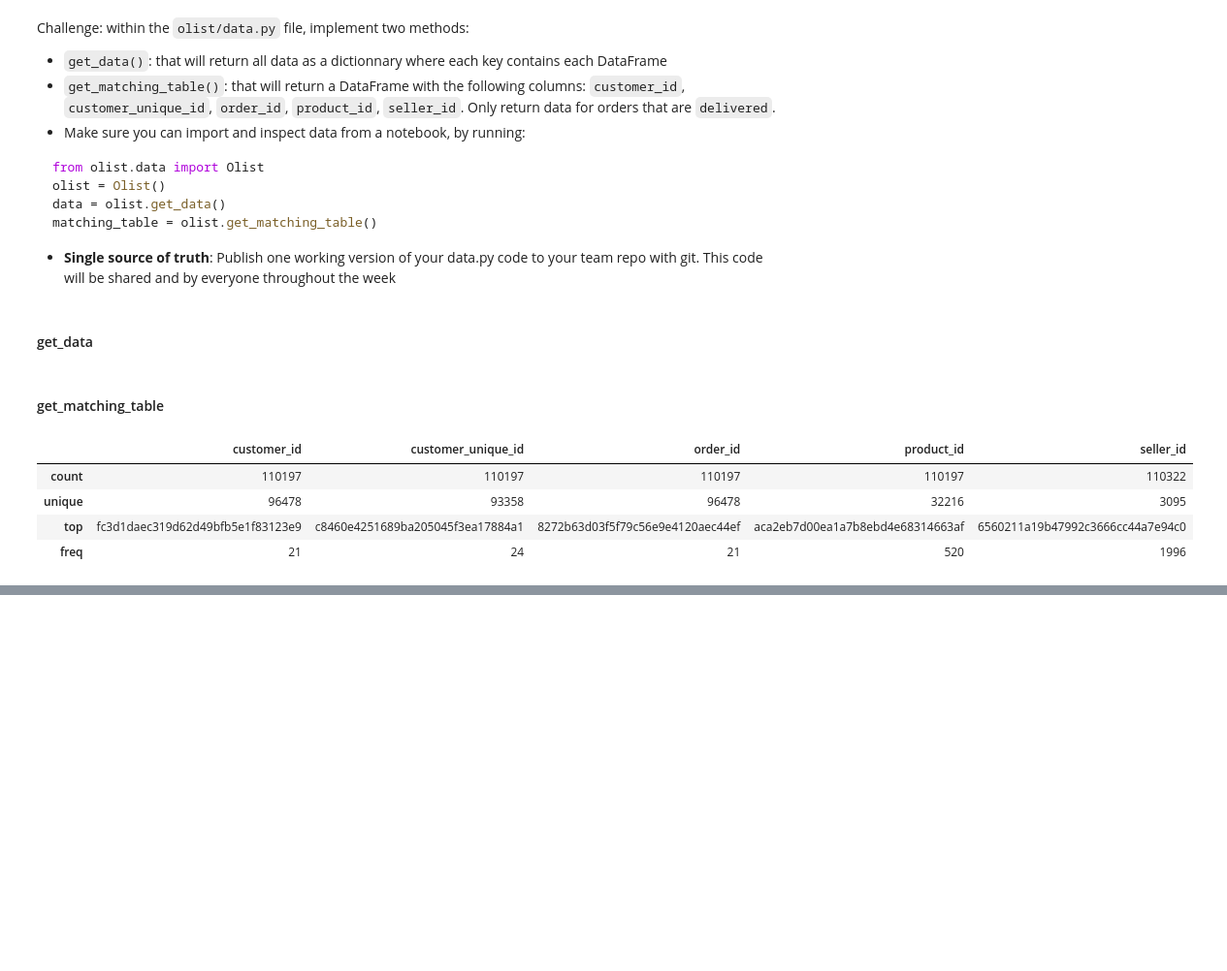
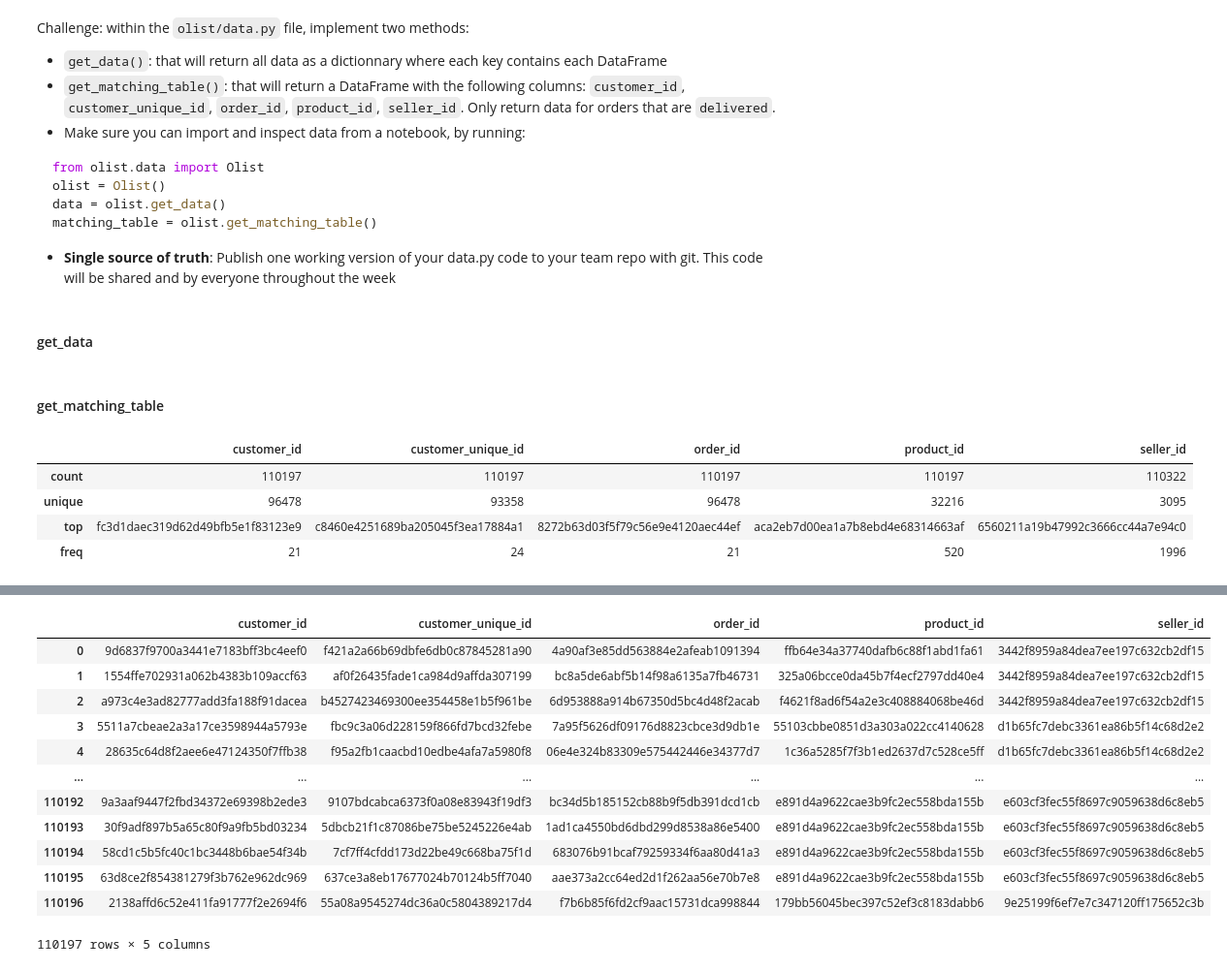
Before and after one commit to GabriellePrat/olist, a Jupyter notebook: notebooks/01_02_data_cleaning.ipynb, the cells around one changed output, grey strips where cells are left out. Shown: that part at 97% size. Saved outputs shown, nothing was run; the diff lists cells and outputs as text; code cells hidden in the pictures; blank space fills up the shorter version.

```diff
--- a/notebooks/01_02_data_cleaning.ipynb
+++ b/notebooks/01_02_data_cleaning.ipynb
@@ -170,0 +193,19 @@ merged_df
+# %%
+olist = Olist()
+matching_table = olist.get_matching_table()
+# %%
+matching_table
+# %% [output]
+|  | customer_id | customer_unique_id | order_id | product_id | seller_id |
+| 0 | 9d6837f9700a3441e7183bff3bc4eef0 | f421a2a66b69dbfe6db0c87845281a90 | 4a90af3e85dd563884e2afeab1091394 | ffb64e34a37740dafb6c88f1abd1fa61 | 3442f8959a84dea7ee197c632cb2df15 |
+| 1 | 1554ffe702931a062b4383b109accf63 | af0f26435fade1ca984d9affda307199 | bc8a5de6abf5b14f98a6135a7fb46731 | 325a06bcce0da45b7f4ecf2797dd40e4 | 3442f8959a84dea7ee197c632cb2df15 |
+| 2 | a973c4e3ad82777add3fa188f91dacea | b4527423469300ee354458e1b5f961be | 6d953888a914b67350d5bc4d48f2acab | f4621f8ad6f54a2e3c408884068be46d | 3442f8959a84dea7ee197c632cb2df15 |
+| 3 | 5511a7cbeae2a3a17ce3598944a5793e | fbc9c3a06d228159f866fd7bcd32febe | 7a95f5626df09176d8823cbce3d9db1e | 55103cbbe0851d3a303a022cc4140628 | d1b65fc7debc3361ea86b5f14c68d2e2 |
+| 4 | 28635c64d8f2aee6e47124350f7ffb38 | f95a2fb1caacbd10edbe4afa7a5980f8 | 06e4e324b83309e575442446e34377d7 | 1c36a5285f7f3b1ed2637d7c528ce5ff | d1b65fc7debc3361ea86b5f14c68d2e2 |
+| ... | ... | ... | ... | ... | ... |
+| 110192 | 9a3aaf9447f2fbd34372e69398b2ede3 | 9107bdcabca6373f0a08e83943f19df3 | bc34d5b185152cb88b9f5db391dcd1cb | e891d4a9622cae3b9fc2ec558bda155b | e603cf3fec55f8697c9059638d6c8eb5 |
+| 110193 | 30f9adf897b5a65c80f9a9fb5bd03234 | 5dbcb21f1c87086be75be5245226e4ab | 1ad1ca4550bd6dbd299d8538a86e5400 | e891d4a9622cae3b9fc2ec558bda155b | e603cf3fec55f8697c9059638d6c8eb5 |
+| 110194 | 58cd1c5b5fc40c1bc3448b6bae54f34b | 7cf7ff4cfdd173d22be49c668ba75f1d | 683076b91bcaf79259334f6aa80d41a3 | e891d4a9622cae3b9fc2ec558bda155b | e603cf3fec55f8697c9059638d6c8eb5 |
+| 110195 | 63d8ce2f854381279f3b762e962dc969 | 637ce3a8eb17677024b70124b5ff7040 | aae373a2cc64ed2d1f262aa56e70b7e8 | e891d4a9622cae3b9fc2ec558bda155b | e603cf3fec55f8697c9059638d6c8eb5 |
+| 110196 | 2138affd6c52e411fa91777f2e2694f6 | 55a08a9545274dc36a0c5804389217d4 | f7b6b85f6fd2cf9aac15731dca998844 | 179bb56045bec397c52ef3c8183dabb6 | 9e25199f6ef7e7c347120ff175652c3b |
+110197 rows × 5 columns
```
Also changed, not shown: parts of 3 cells of this notebook, 1 other file.
